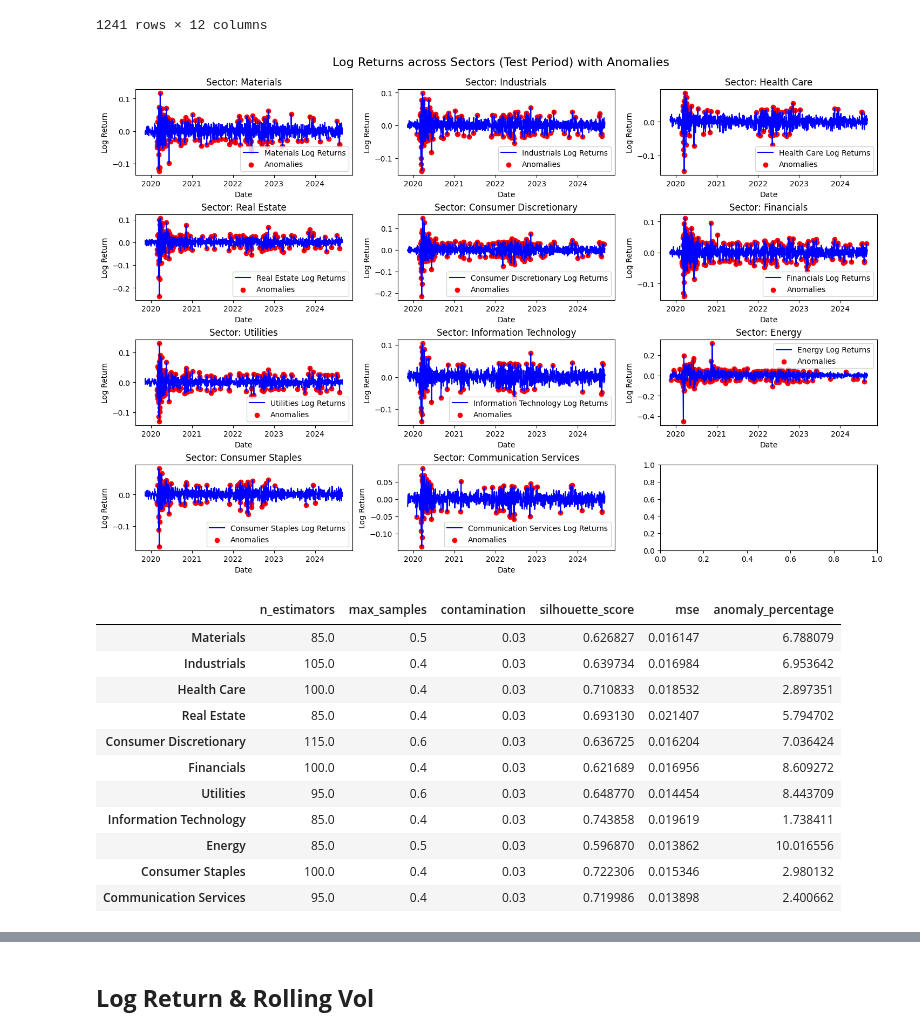
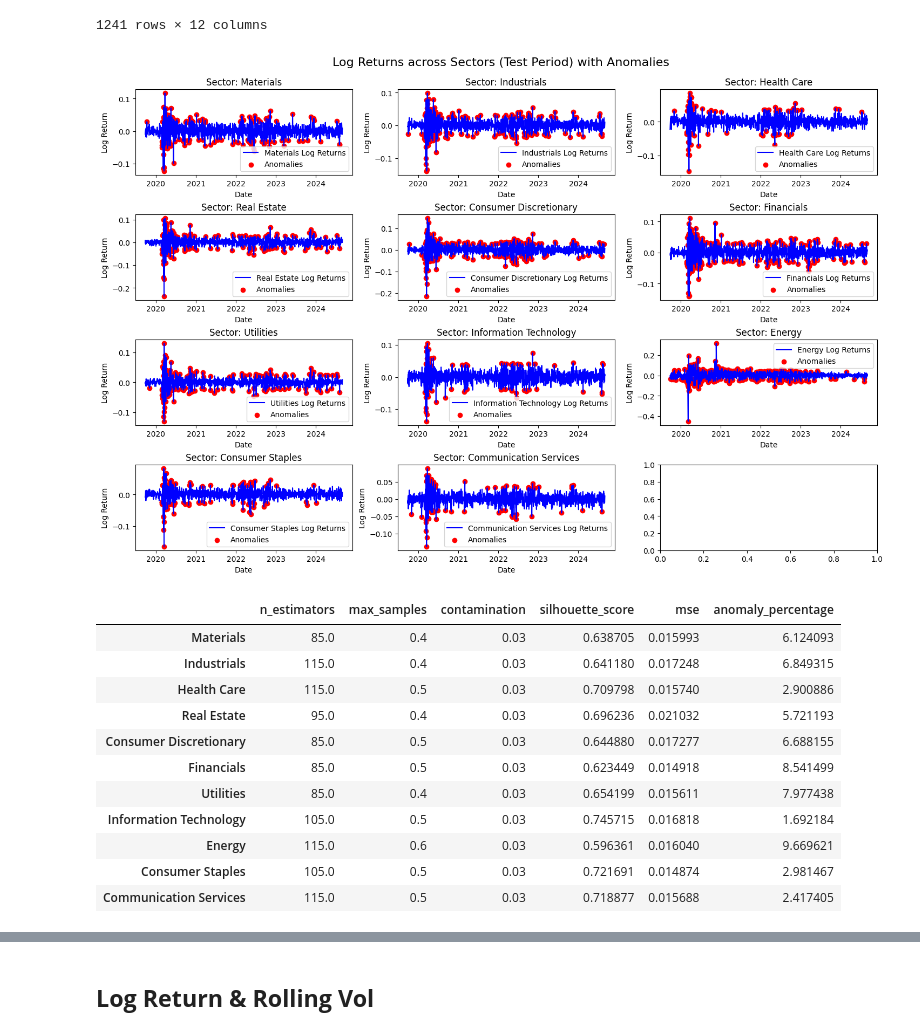
Before and after one commit to ZedongDaniel/capstone, a Jupyter notebook: Notebook/isolation_forests.ipynb, the cells around one changed output, grey strips where cells are left out. Saved outputs shown, nothing was run; the diff lists cells and outputs as text; code cells hidden in the pictures.

```diff
--- a/Notebook/isolation_forests.ipynb
+++ b/Notebook/isolation_forests.ipynb
@@ -137,15 +137,15 @@ df = pd.read_csv('mid_cap_all_sectors_ret.csv')
 df['date'] = pd.to_datetime(df['date'])
 sectors = df.columns[1:]
 
+split_point = int(len(df) * 0.8)
+test_start_date = df.iloc[split_point]['date']
+test_df = df[df['date'] >= test_start_date].copy()
+
 # exclude data
 excluded_period_start = '2008-08-01'
 excluded_period_end = '2009-04-01'
-filtered_df = df[(df['date'] < excluded_period_start) | (df['date'] > excluded_period_end)]
-
-# 80%/20%
-split_point = int(len(filtered_df) * 0.8)
-train_df = filtered_df.iloc[:split_point]
-test_df = filtered_df.iloc[split_point:].copy()
+train_df = df[(df['date'] < excluded_period_start) | (df['date'] > excluded_period_end)]
+train_df = train_df[train_df['date'] < test_start_date]
 
 anomalies_dict = {}
 best_params = {}
@@ -200,46 +200,46 @@ for i, sector in enumerate(sectors):
                         'contamination': contamination,
                         'silhouette_score': silhouette,
                         'mse': mse,
                         'anomaly_percentage': anomaly_percentage
                     }
                     best_model = model
 
     best_params[sector] = best_config
     metrics[sector] = best_config
 
     # Plot the best model's results
     row = i // 3
     col = i % 3
     ax = axes[row, col]
     ax.plot(test_df['date'], test_df[sector], label=f'{sector} Log Returns', color='blue')
 
     # Identify anomaly points in the test data and plot them
     anomaly_dates = test_df[test_df[f'{sector}_anomaly'] == -1]['date']
     anomaly_values = test_df[test_df[f'{sector}_anomaly'] == -1][sector]
     ax.scatter(anomaly_dates, anomaly_values, color='red', label='Anomalies')
     ax.set_title(f'Sector: {sector}')
     ax.set_xlabel('Date')
     ax.set_ylabel('Log Return')
     ax.legend()
 
 plt.show()
 
 metrics_df = pd.DataFrame(metrics).T
 metrics_df
 # %% [output]
-[figure, old version]
+[figure, new version]
 |  | n_estimators | max_samples | contamination | silhouette_score | mse | anomaly_percentage |
-| Materials | 85.0 | 0.5 | 0.03 | 0.626827 | 0.016147 | 6.788079 |
-| Industrials | 105.0 | 0.4 | 0.03 | 0.639734 | 0.016984 | 6.953642 |
-| Health Care | 100.0 | 0.4 | 0.03 | 0.710833 | 0.018532 | 2.897351 |
-| Real Estate | 85.0 | 0.4 | 0.03 | 0.693130 | 0.021407 | 5.794702 |
-| Consumer Discretionary | 115.0 | 0.6 | 0.03 | 0.636725 | 0.016204 | 7.036424 |
-| Financials | 100.0 | 0.4 | 0.03 | 0.621689 | 0.016956 | 8.609272 |
-| Utilities | 95.0 | 0.6 | 0.03 | 0.648770 | 0.014454 | 8.443709 |
-| Information Technology | 85.0 | 0.4 | 0.03 | 0.743858 | 0.019619 | 1.738411 |
-| Energy | 85.0 | 0.5 | 0.03 | 0.596870 | 0.013862 | 10.016556 |
-| Consumer Staples | 100.0 | 0.4 | 0.03 | 0.722306 | 0.015346 | 2.980132 |
-| Communication Services | 95.0 | 0.4 | 0.03 | 0.719986 | 0.013898 | 2.400662 |
+| Materials | 85.0 | 0.4 | 0.03 | 0.638705 | 0.015993 | 6.124093 |
+| Industrials | 115.0 | 0.4 | 0.03 | 0.641180 | 0.017248 | 6.849315 |
+| Health Care | 115.0 | 0.5 | 0.03 | 0.709798 | 0.015740 | 2.900886 |
+| Real Estate | 95.0 | 0.4 | 0.03 | 0.696236 | 0.021032 | 5.721193 |
+| Consumer Discretionary | 85.0 | 0.5 | 0.03 | 0.644880 | 0.017277 | 6.688155 |
+| Financials | 85.0 | 0.5 | 0.03 | 0.623449 | 0.014918 | 8.541499 |
+| Utilities | 85.0 | 0.4 | 0.03 | 0.654199 | 0.015611 | 7.977438 |
+| Information Technology | 105.0 | 0.5 | 0.03 | 0.745715 | 0.016818 | 1.692184 |
+| Energy | 115.0 | 0.6 | 0.03 | 0.596361 | 0.016040 | 9.669621 |
+| Consumer Staples | 105.0 | 0.5 | 0.03 | 0.721691 | 0.014874 | 2.981467 |
+| Communication Services | 115.0 | 0.5 | 0.03 | 0.718877 | 0.015688 | 2.417405 |
 # %%
 # save anomaly
 anomaly_df1 = test_df[['date']].copy()
```
Also changed, not shown: parts of 2 cells of this notebook, 1 other file.
